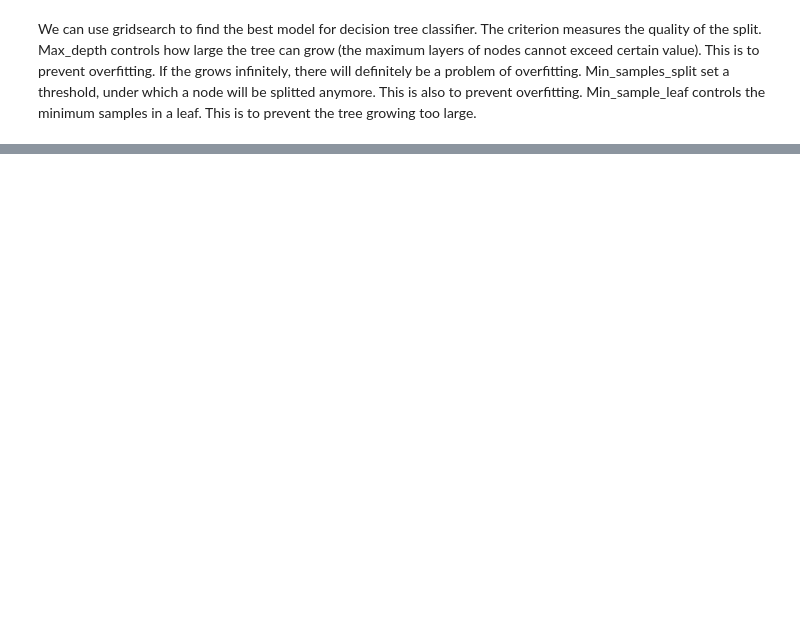
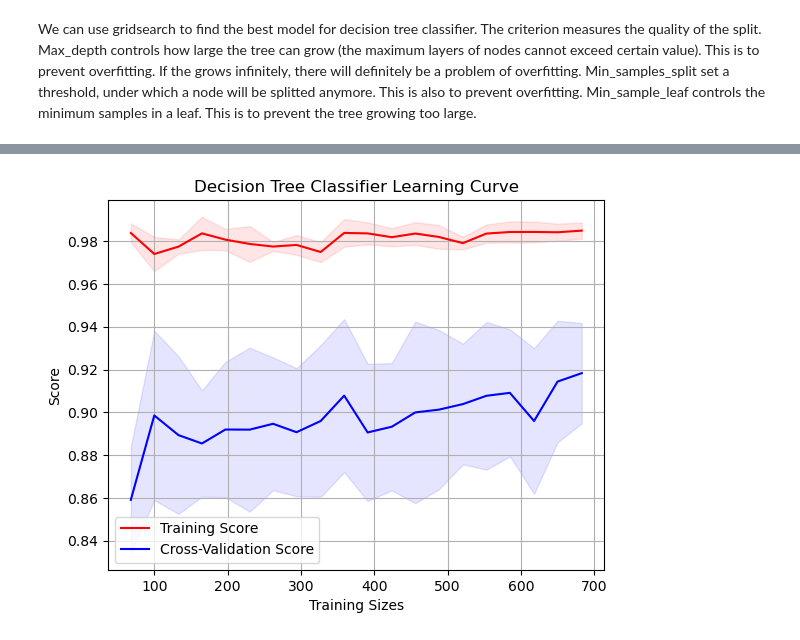
Before and after one commit to douglasli2827/Credit-Card-Fraud, a Jupyter notebook: CreditCardFraud.ipynb, the cells around one changed output, grey strips where cells are left out. Cells and saved outputs as stored; diff of their text form; code cells hidden in the pictures; blank space fills up the shorter version.

```diff
--- a/CreditCardFraud.ipynb
+++ b/CreditCardFraud.ipynb
@@ -830,0 +879,34 @@ print(best_cvs_DTC.mean())
+# %%
+training_sizes = np.linspace(0.1, 1.0, 20)
+
+training_sizes, training_score, test_score = learning_curve(
+    bestmodel_DTC, X_train, y_train, cv = 10, train_sizes = training_sizes, scoring = 'accuracy'
+)
+
+training_score_mean = np.mean(training_score, axis = 1)
+training_score_std = np.std(training_score, axis = 1)
+test_score_mean = np.mean(test_score, axis = 1)
+test_score_std = np.std(test_score, axis = 1)
+
+plt.figure()
+
+plt.title('Decision Tree Classifier Learning Curve')
+plt.xlabel('Training Sizes')
+plt.ylabel('Score')
+plt.grid()
+
+plt.plot(training_sizes, training_score_mean, color = 'r', label = 'Training Score')
+plt.plot(training_sizes, test_score_mean, color = 'b', label = 'Cross-Validation Score')
+
+plt.fill_between(
+    training_sizes, training_score_mean - training_score_std, training_score_mean + training_score_std, alpha = 0.1, color = 'r'
+)
+plt.fill_between(
+    training_sizes, test_score_mean - test_score_std, test_score_mean + test_score_std, alpha = 0.1, color = 'b'
+)
+
+
+plt.legend()
+plt.show()
+# %% [output]
+[figure, added]
```
Also changed, not shown: parts of 23 cells of this notebook.
